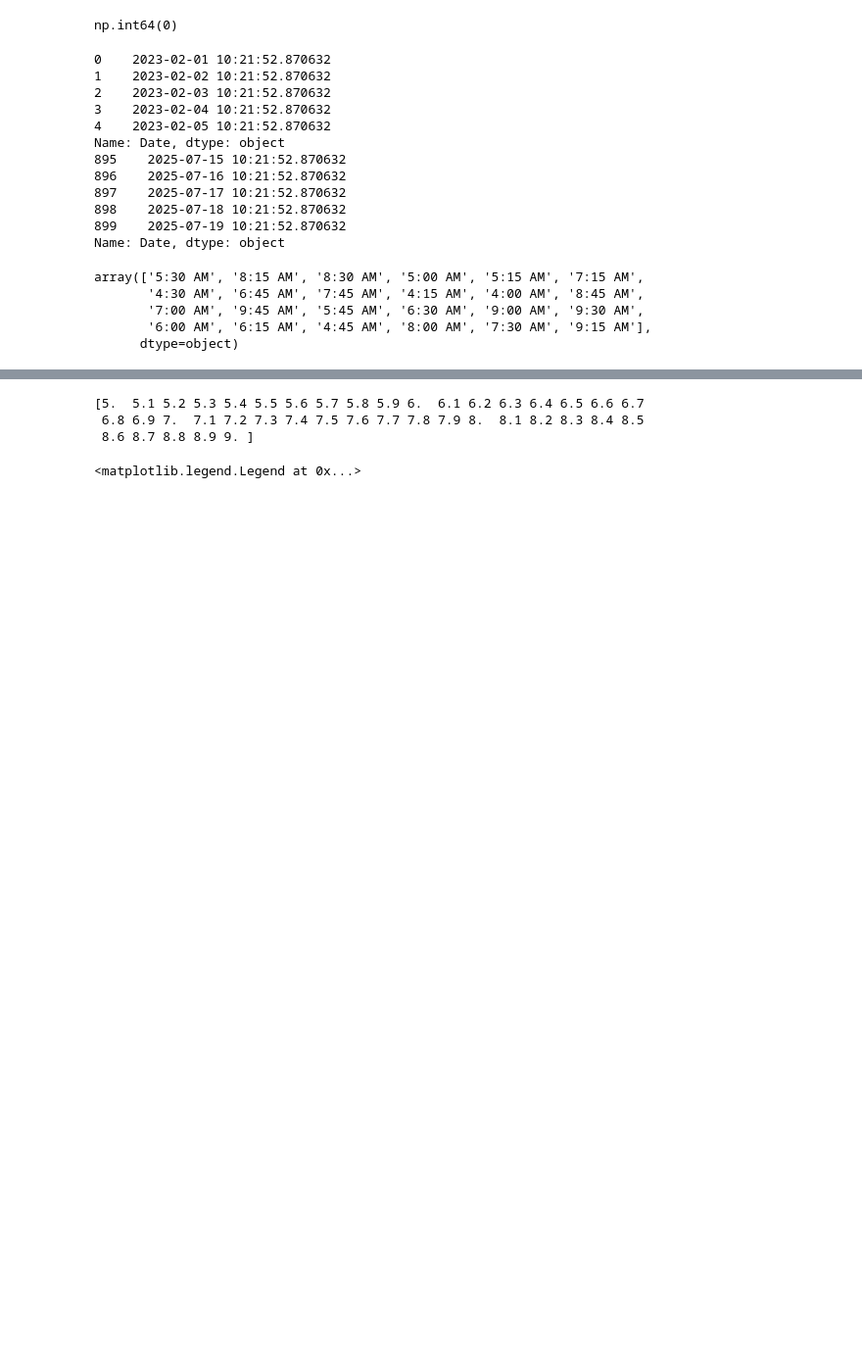
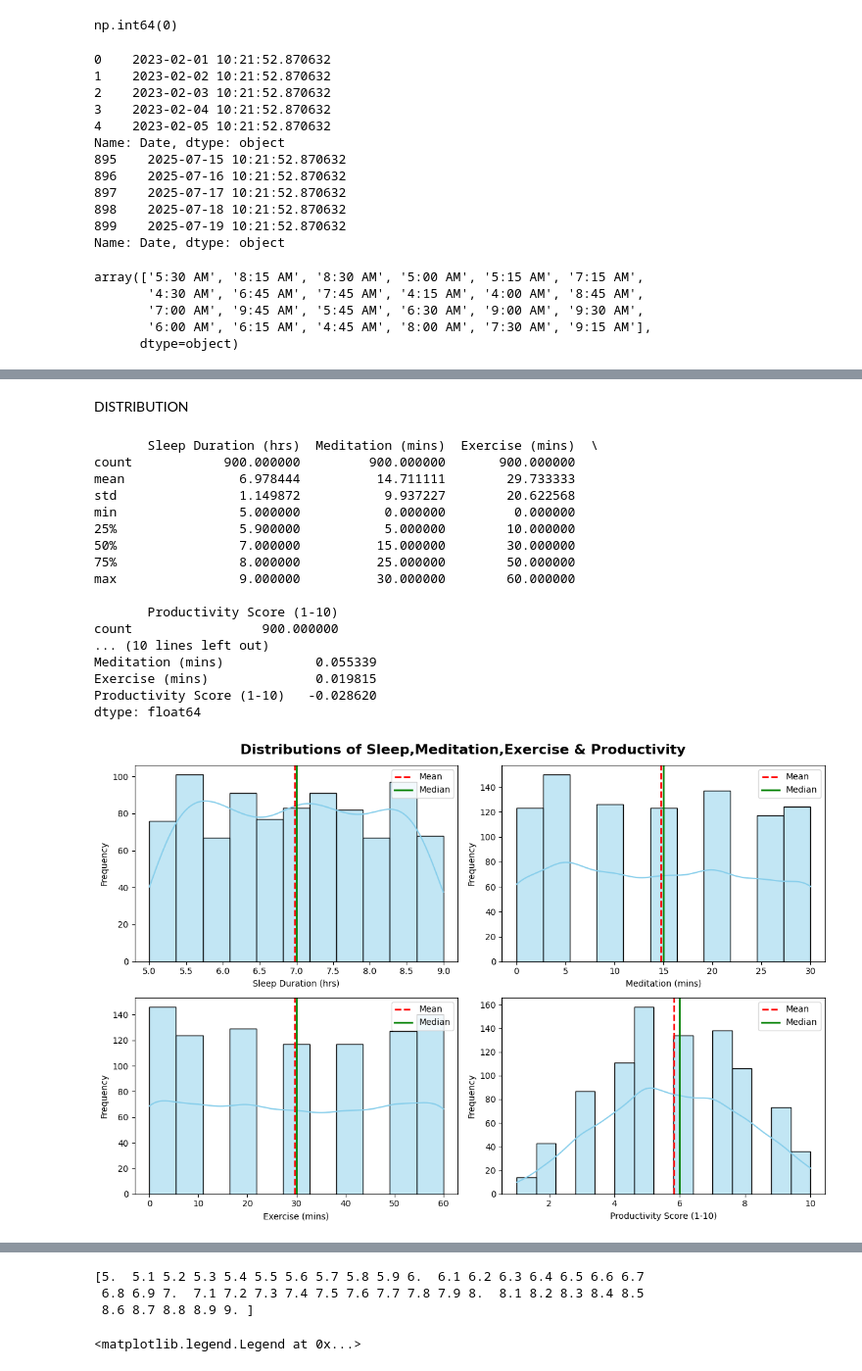
Before and after one commit to durka25devi/ai_morning_routine, a Jupyter notebook: eda_feature.ipynb, the cells around one changed output, grey strips where cells are left out. Shown at 98% size. Saved outputs shown, nothing was run; the diff lists cells and outputs as text; code cells hidden in the pictures; blank space fills up the shorter version.

```diff
--- a/eda_feature.ipynb
+++ b/eda_feature.ipynb
@@ -122,0 +126,37 @@ df['Wake-up Time'].max()
+# %% [markdown]
+DISTRIBUTION
+# %%
+num_df = df[cols]
+print(num_df.describe())
+print("\nSkewness:\n",num_df.skew())
+plt.figure(figsize=(12,8))
+
+for i,col in enumerate(cols,1):
+    plt.subplot(2,2,i)
+    sns.histplot(num_df[col],kde=True,color='skyblue',edgecolor='black')
+    plt.axvline(num_df[col].mean(), color='red', linestyle='--', linewidth=2, label='Mean')
+    plt.axvline(num_df[col].median(), color='green', linestyle='-', linewidth=2, label='Median')
+    plt.xlabel(col)
+    plt.ylabel('Frequency')
+    plt.legend()
+plt.suptitle('Distributions of Sleep,Meditation,Exercise & Productivity', fontsize=16, fontweight='bold')
+plt.tight_layout()
+# %% [output]
+       Sleep Duration (hrs)  Meditation (mins)  Exercise (mins)  \
+count            900.000000         900.000000       900.000000
+mean               6.978444          14.711111        29.733333
+std                1.149872           9.937227        20.622568
+min                5.000000           0.000000         0.000000
+25%                5.900000           5.000000        10.000000
+50%                7.000000          15.000000        30.000000
+75%                8.000000          25.000000        50.000000
+max                9.000000          30.000000        60.000000
+
+       Productivity Score (1-10)
+count                 900.000000
+... (10 lines left out)
+Meditation (mins)            0.055339
+Exercise (mins)              0.019815
+Productivity Score (1-10)   -0.028620
+dtype: float64
+[figure, added]
```
Also changed, not shown: parts of 17 cells of this notebook.
